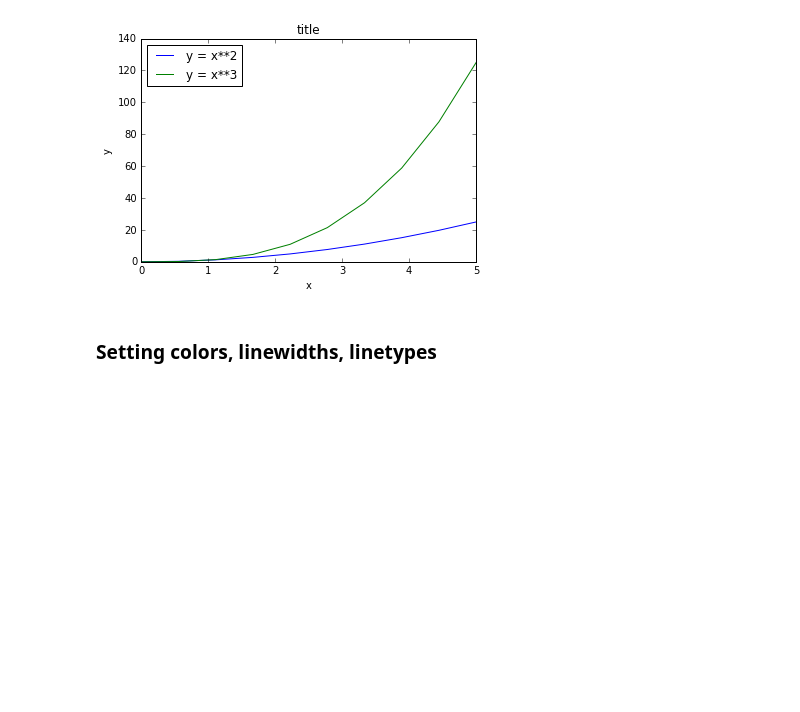
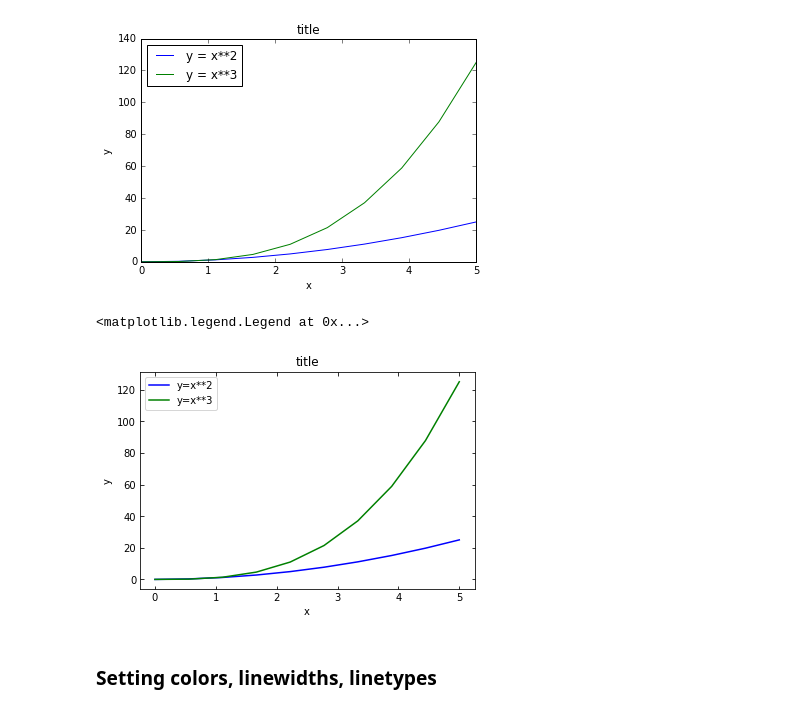
Before and after one commit to jinlin82/2020-python-learning-master, a Jupyter notebook: Week5-Matplotlib/wy/matplotlib_exercises/3-Matplotlib-excercises.ipynb, the cells around one changed output. Cells and saved outputs as stored; diff of their text form; code cells hidden in the pictures; blank space fills up the shorter version.

```diff
--- a/Week5-Matplotlib/wy/matplotlib_exercises/3-Matplotlib-excercises.ipynb
+++ b/Week5-Matplotlib/wy/matplotlib_exercises/3-Matplotlib-excercises.ipynb
@@ -211,6 +225,17 @@ The following figure shows how to use the figure title, axis labels and legends
 ## Q9 code
 # %% [output]
 [figure]
+# %%
+plt.plot(x,x**2,'b',label='y=x**2')
+plt.plot(x,x**3,'g',label='y=x**3')
+plt.title('title')
+plt.xlabel('x')
+plt.ylabel('y')
+plt.tick_params(top='on',right='on',which='both',direction='in')
+plt.legend()
+# %% [output]
+<matplotlib.legend.Legend at 0x...>
+[figure, added]
 # %% [markdown]
 ### Setting colors, linewidths, linetypes
 # %% [markdown]
```
Also changed, not shown: parts of 13 cells of this notebook, 2 other files.
